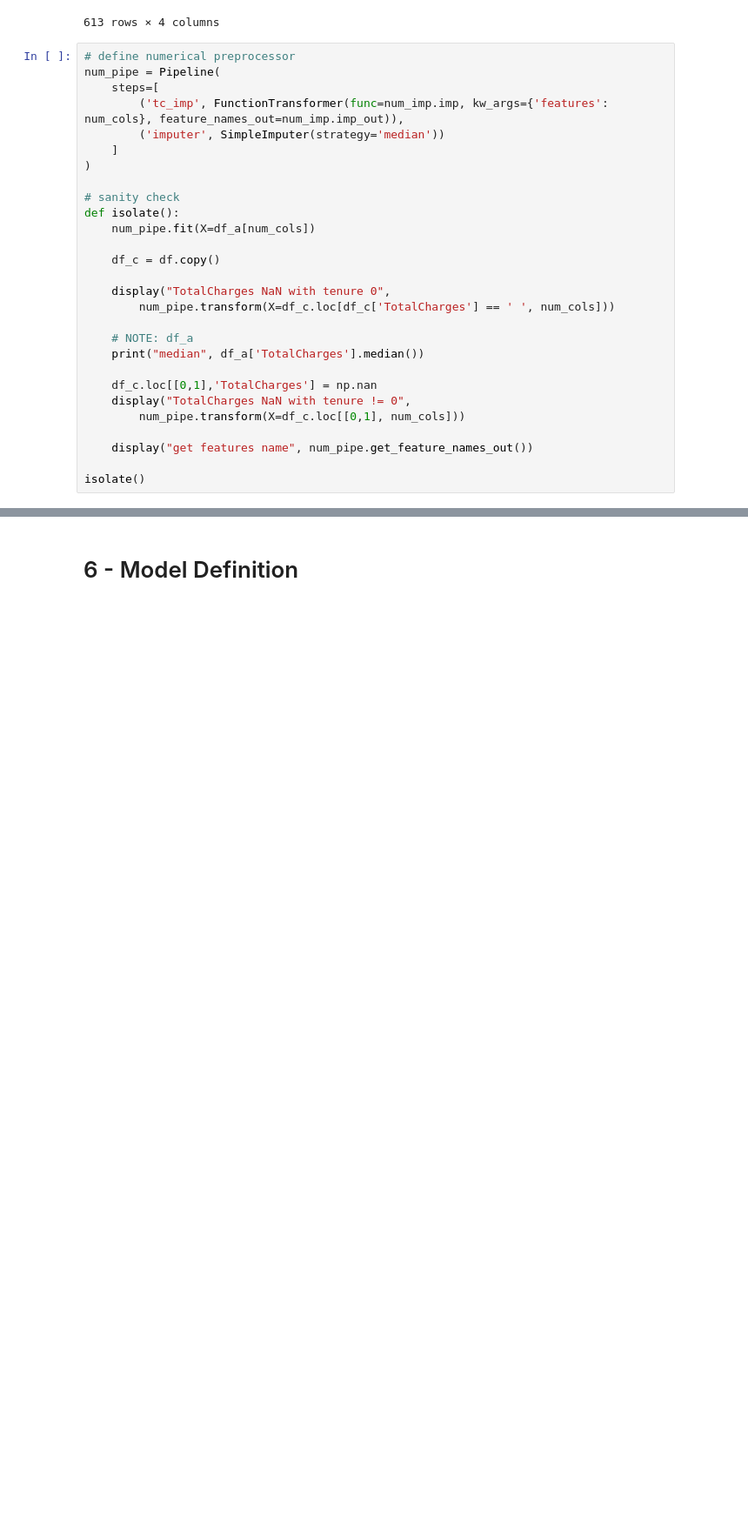
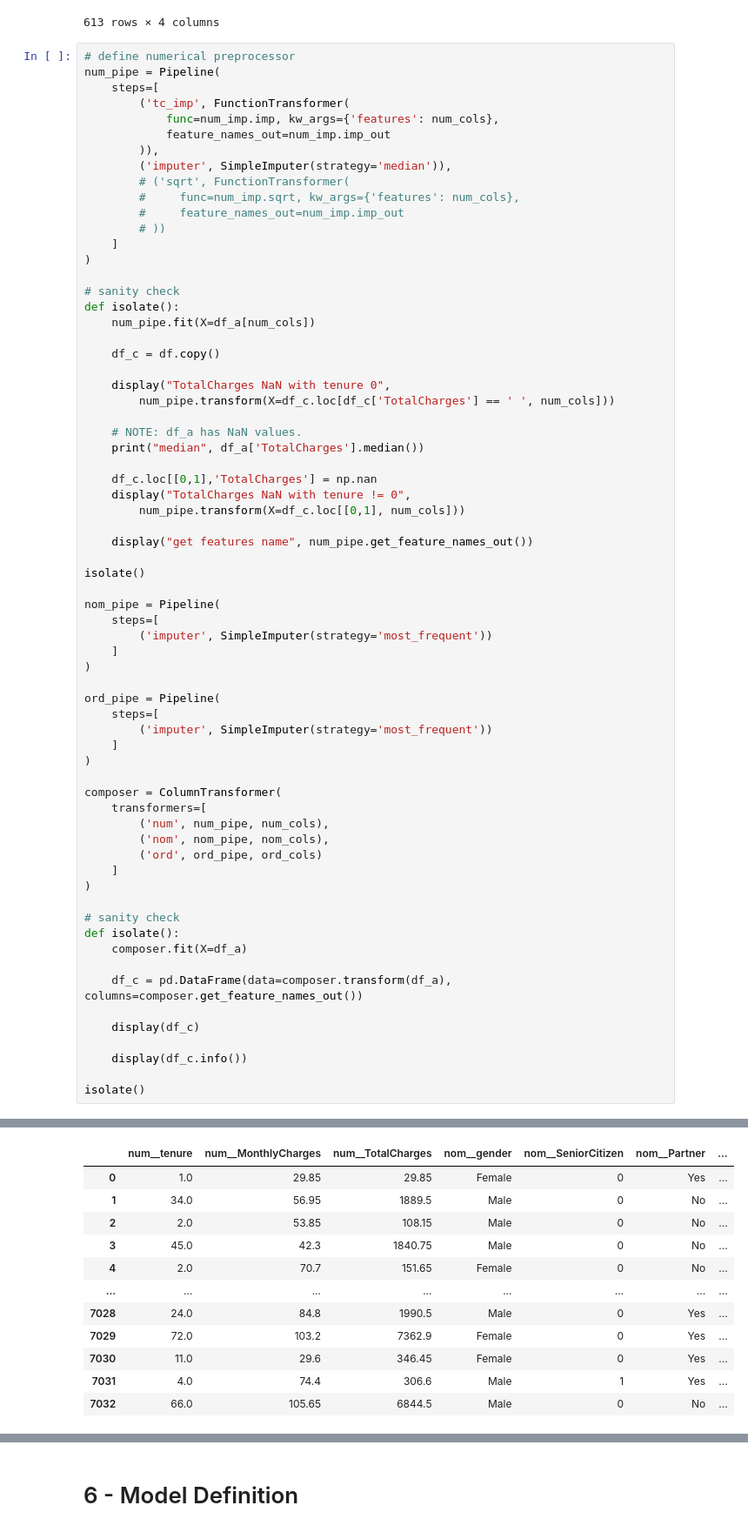
Before and after one commit to jasonrichdarmawan/p2-ml1, a Jupyter notebook: h8dsft_P2M1_jason_rich_darmawan_onggo_putra.ipynb, the cells around one changed output, grey strips where cells are left out. Shown: that part at 87% size. Saved outputs shown, nothing was run; the diff lists cells and outputs as text; blank space fills up the shorter version.

Commit message:
add pipeline with sklearn, we will add tensorflow pipeline after feature selection

```diff
--- a/h8dsft_P2M1_jason_rich_darmawan_onggo_putra.ipynb
+++ b/h8dsft_P2M1_jason_rich_darmawan_onggo_putra.ipynb
@@ -341,8 +347,15 @@ df_a.loc[df_a['TotalCharges'] == (df_a['tenure'] * df_a['MonthlyCharges']),
 # define numerical preprocessor
 num_pipe = Pipeline(
     steps=[
-        ('tc_imp', FunctionTransformer(func=num_imp.imp, kw_args={'features': num_cols}, feature_names_out=num_imp.imp_out)),
-        ('imputer', SimpleImputer(strategy='median'))
+        ('tc_imp', FunctionTransformer(
+            func=num_imp.imp, kw_args={'features': num_cols},
+            feature_names_out=num_imp.imp_out
+        )),
+        ('imputer', SimpleImputer(strategy='median')),
+        # ('sqrt', FunctionTransformer(
+        #     func=num_imp.sqrt, kw_args={'features': num_cols},
+        #     feature_names_out=num_imp.imp_out
+        # ))
     ]
 )
 
@@ -355,32 +368,76 @@ def isolate():
     display("TotalCharges NaN with tenure 0",
         num_pipe.transform(X=df_c.loc[df_c['TotalCharges'] == ' ', num_cols]))
 
-    # NOTE: df_a
+    # NOTE: df_a has NaN values.
     print("median", df_a['TotalCharges'].median())
 
     df_c.loc[[0,1],'TotalCharges'] = np.nan
     display("TotalCharges NaN with tenure != 0",
         num_pipe.transform(X=df_c.loc[[0,1], num_cols]))
 
     display("get features name", num_pipe.get_feature_names_out())
 
 isolate()
+
+nom_pipe = Pipeline(
+    steps=[
+        ('imputer', SimpleImputer(strategy='most_frequent'))
+    ]
+)
+
+ord_pipe = Pipeline(
+    steps=[
+        ('imputer', SimpleImputer(strategy='most_frequent'))
+    ]
+)
+
+composer = ColumnTransformer(
+    transformers=[
+        ('num', num_pipe, num_cols),
+        ('nom', nom_pipe, nom_cols),
+        ('ord', ord_pipe, ord_cols)
+    ]
+)
+
+# sanity check
+def isolate():
+    composer.fit(X=df_a)
+
+    df_c = pd.DataFrame(data=composer.transform(df_a), columns=composer.get_feature_names_out())
+
+    display(df_c)
+
+    display(df_c.info())
+
+isolate()
 # %% [output]
 'TotalCharges NaN with tenure 0'
 array([[ 0.  , 52.55,  0.  ],
        [ 0.  , 20.25,  0.  ],
        [ 0.  , 80.85,  0.  ],
        [ 0.  , 25.75,  0.  ],
        [ 0.  , 56.05,  0.  ],
        [ 0.  , 19.85,  0.  ],
        [ 0.  , 25.35,  0.  ],
        [ 0.  , 20.  ,  0.  ],
        [ 0.  , 19.7 ,  0.  ],
        [ 0.  , 73.35,  0.  ],
        [ 0.  , 61.9 ,  0.  ]])
 median 1396.575
 'TotalCharges NaN with tenure != 0'
 array([[1.00000e+00, 2.98500e+01, 1.39225e+03],
        [3.40000e+01, 5.69500e+01, 1.39225e+03]])
 'get features name'
 array(['tenure', 'MonthlyCharges', 'TotalCharges'], dtype=object)
+|  | num__tenure | num__MonthlyCharges | num__TotalCharges | nom__gender | nom__SeniorCitizen | nom__Partner | ... |
+| 0 | 1.0 | 29.85 | 29.85 | Female | 0 | Yes | ... |
+| 1 | 34.0 | 56.95 | 1889.5 | Male | 0 | No | ... |
+| 2 | 2.0 | 53.85 | 108.15 | Male | 0 | No | ... |
+| 3 | 45.0 | 42.3 | 1840.75 | Male | 0 | No | ... |
+| 4 | 2.0 | 70.7 | 151.65 | Female | 0 | No | ... |
+| ... | ... | ... | ... | ... | ... | ... | ... |
+| 7028 | 24.0 | 84.8 | 1990.5 | Male | 0 | Yes | ... |
+| 7029 | 72.0 | 103.2 | 7362.9 | Female | 0 | Yes | ... |
+| 7030 | 11.0 | 29.6 | 346.45 | Female | 0 | Yes | ... |
+| 7031 | 4.0 | 74.4 | 306.6 | Male | 1 | Yes | ... |
+| 7032 | 66.0 | 105.65 | 6844.5 | Male | 0 | No | ... |
```
Also changed, not shown: parts of 4 cells of this notebook, 1 other file.
